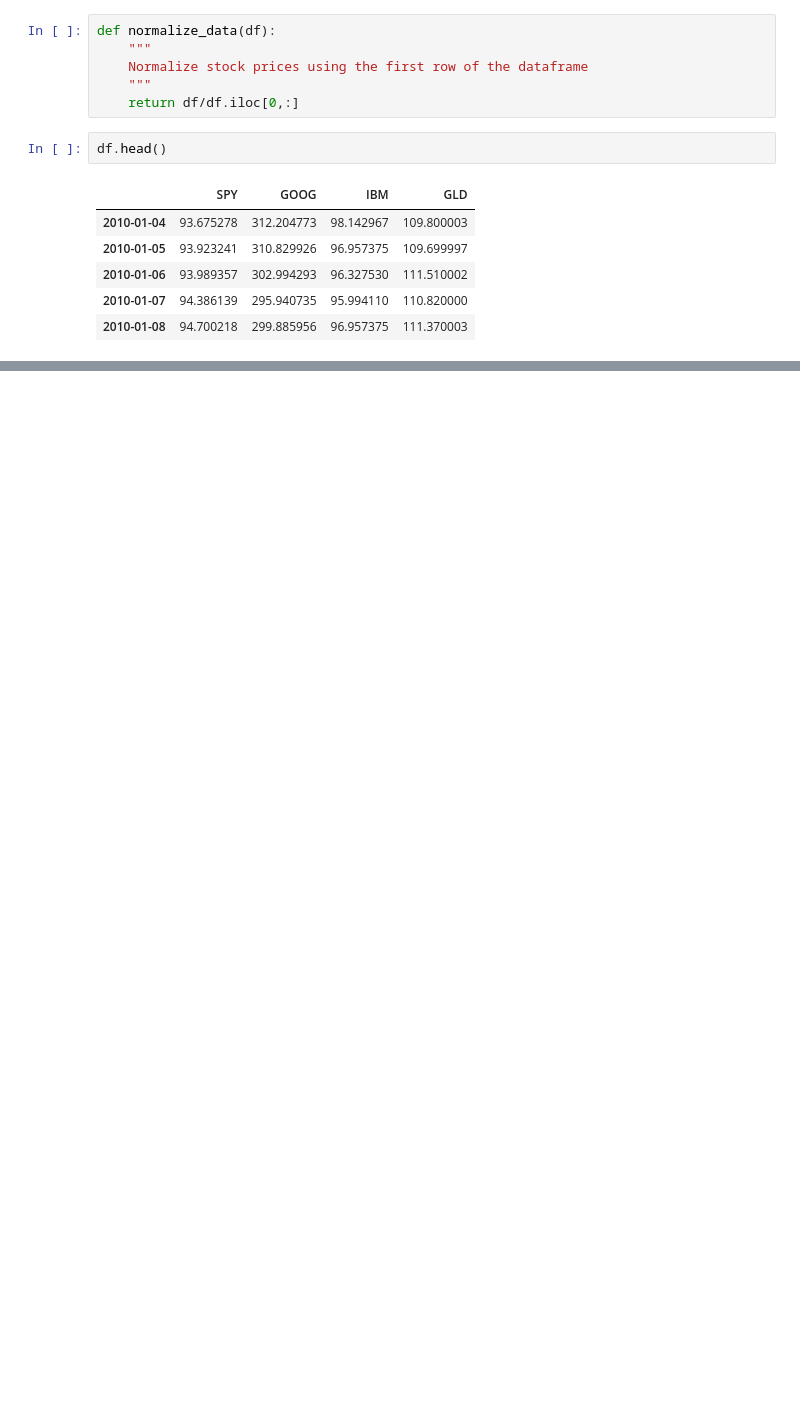
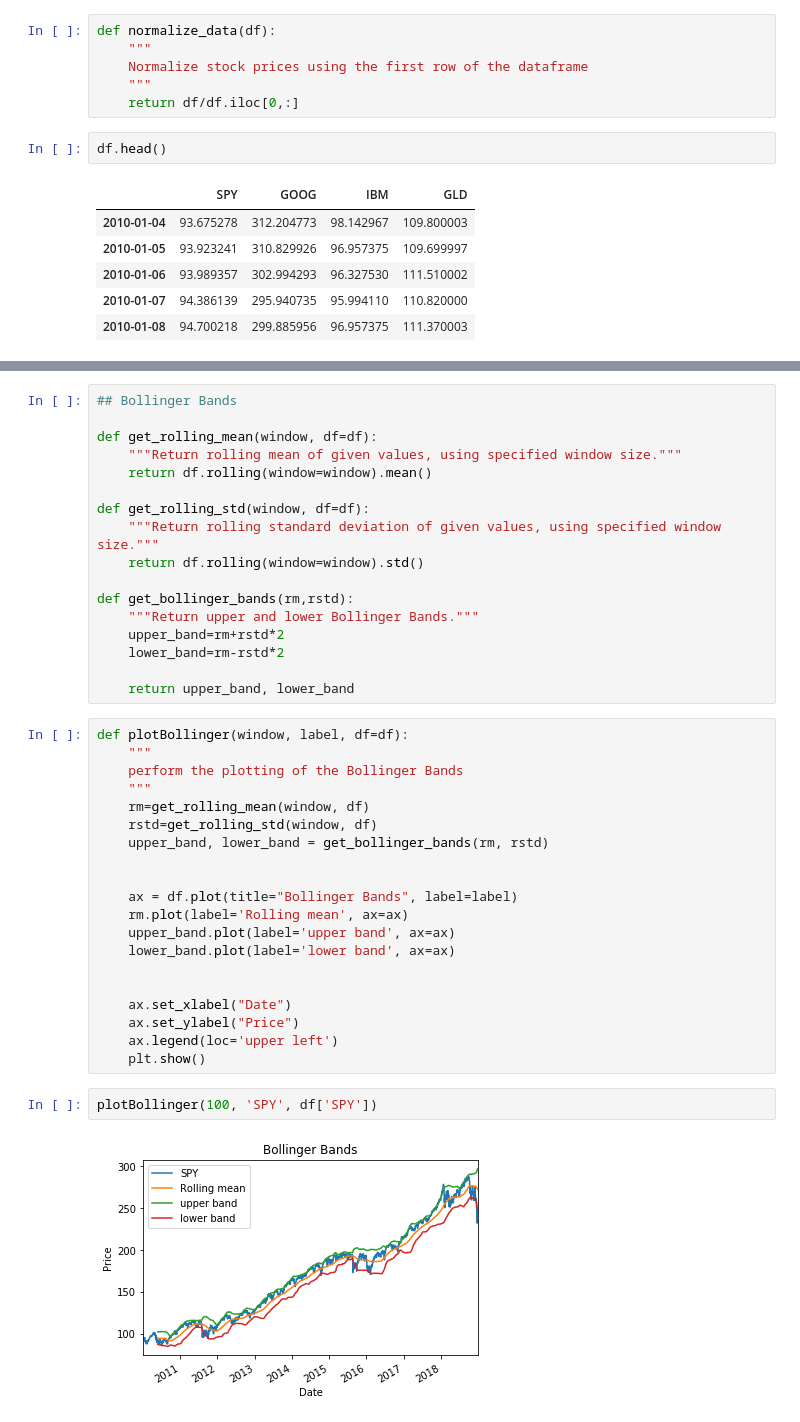
Before and after one commit to ShuangyuandData/StockPriceIndicator, a Jupyter notebook: StockPriceIndicatorP1.ipynb, the cells around one changed output, grey strips where cells are left out. Saved outputs shown, nothing was run; the diff lists cells and outputs as text; blank space fills up the shorter version.

```diff
--- a/StockPriceIndicatorP1.ipynb
+++ b/StockPriceIndicatorP1.ipynb
@@ -170,0 +168,41 @@ DatetimeIndex(['2009-08-31', '2009-09-01', '2009-09-02', '2009-09-03',
+# %%
+## Bollinger Bands
+
+def get_rolling_mean(window, df=df):
+    """Return rolling mean of given values, using specified window size."""
+    return df.rolling(window=window).mean()
+
+def get_rolling_std(window, df=df):
+    """Return rolling standard deviation of given values, using specified window size."""
+    return df.rolling(window=window).std()
+
+def get_bollinger_bands(rm,rstd):
+    """Return upper and lower Bollinger Bands."""
+    upper_band=rm+rstd*2
+    lower_band=rm-rstd*2
+
+    return upper_band, lower_band
+# %%
+def plotBollinger(window, label, df=df):
+    """
+    perform the plotting of the Bollinger Bands
+    """
+    rm=get_rolling_mean(window, df)
+    rstd=get_rolling_std(window, df)
+    upper_band, lower_band = get_bollinger_bands(rm, rstd)
+
+
+    ax = df.plot(title="Bollinger Bands", label=label)
+    rm.plot(label='Rolling mean', ax=ax)
+    upper_band.plot(label='upper band', ax=ax)
+    lower_band.plot(label='lower band', ax=ax)
+
+
+    ax.set_xlabel("Date")
+    ax.set_ylabel("Price")
+    ax.legend(loc='upper left')
+    plt.show()
+# %%
+plotBollinger(100, 'SPY', df['SPY'])
+# %% [output]
+[figure, added]
```
Also changed, not shown: parts of 26 cells of this notebook.
